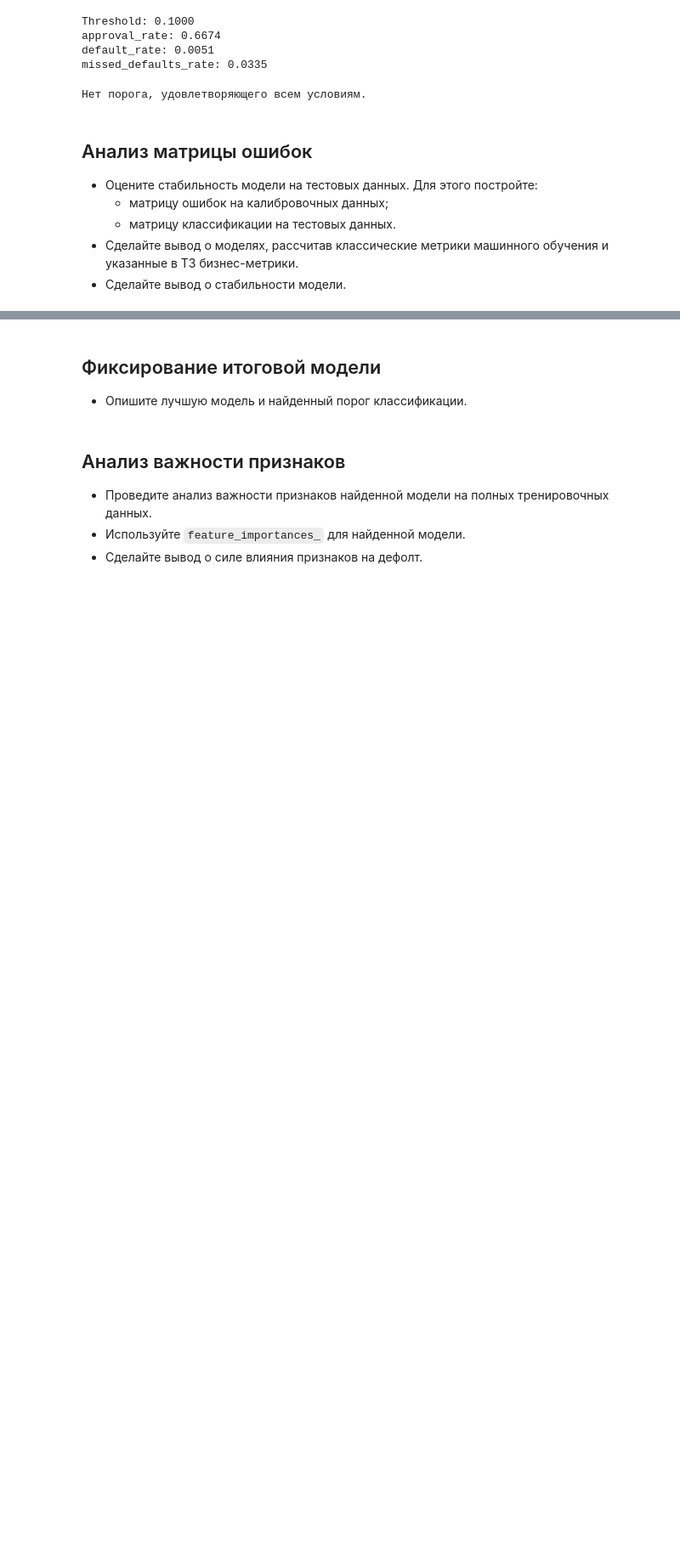
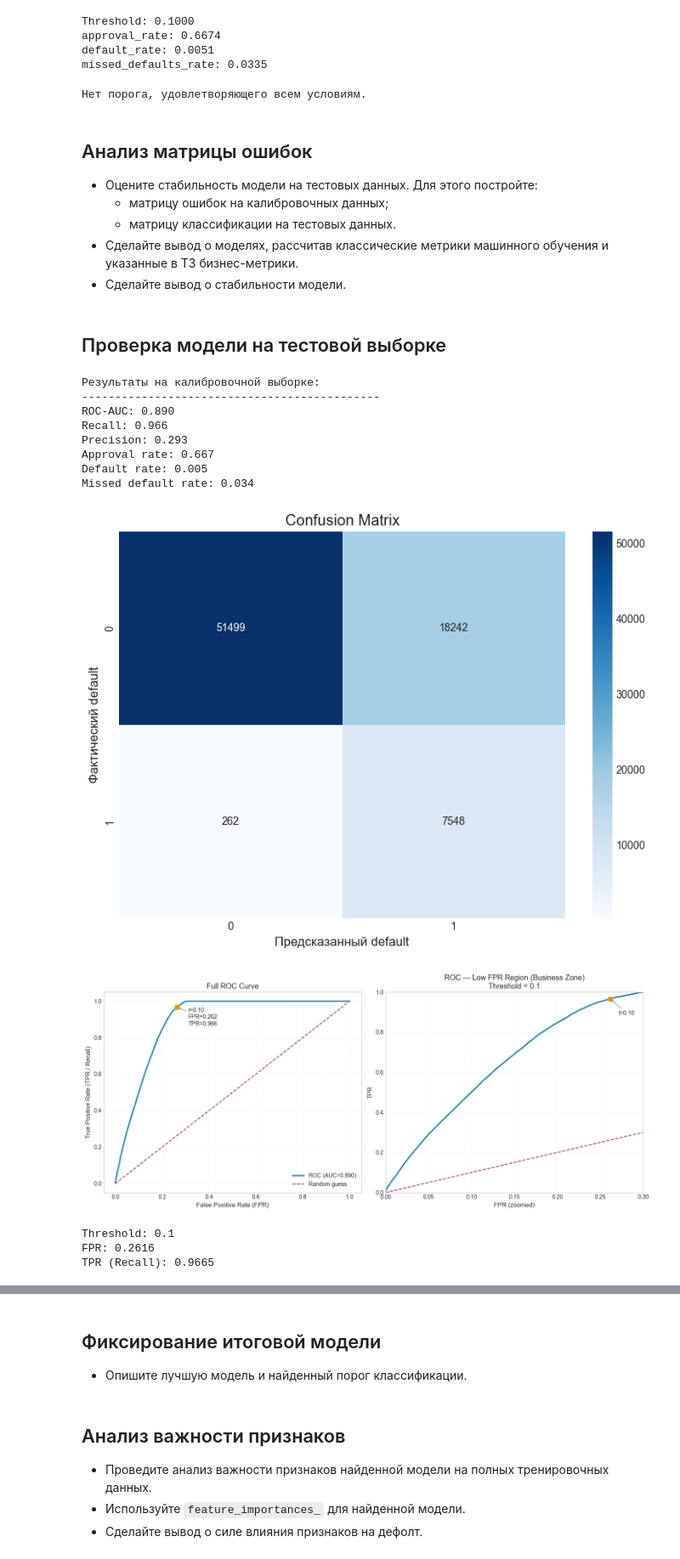
Before and after one commit to TemaQDX/sprint_15_project_behavioral_scoring, a Jupyter notebook: sprint_15_project_behavioral_scoring_Artem_Burov.ipynb, the cells around one changed output, grey strips where cells are left out. Shown at 85% size. Drawn from its saved outputs; the diff is of its cells as text; code cells hidden in the pictures; blank space fills up the shorter version.

Commit message:
model ready

```diff
--- a/sprint_15_project_behavioral_scoring_Artem_Burov.ipynb
+++ b/sprint_15_project_behavioral_scoring_Artem_Burov.ipynb
@@ -3040,3 +3059,53 @@ defaults_threshold(y_calib, y_proba_calib_rfc)
     * матрицу классификации на тестовых данных.
 * Сделайте вывод о моделях, рассчитав классические метрики машинного обучения и указанные в ТЗ бизнес-метрики.
 * Сделайте вывод о стабильности модели.
+# %% [markdown]
+## Проверка модели на тестовой выборке
+# %%
+calibrated_model_lr.fit(X_train_val, y_train_val)
+y_proba = calibrated_model_lr.predict_proba(X_calib)[:,1]
+y_pred = (0.1 <= y_proba).astype('int')
+
+
+print('Результаты на калибровочной выборке:')
+print('-' * 45)
+print(f'ROC-AUC: {roc_auc_score(y_calib, y_proba):.3f}')
+print(f'Recall: {recall_score(y_calib, y_pred):.3f}')
+print(f'Precision: {precision_score(y_calib, y_pred):.3f}')
+print(f'Approval rate: {approval_rate(y_calib, y_pred):.3f}')
+print(f'Default rate: {default_rate(y_calib, y_pred):.3f}')
+print(f'Missed default rate: {missed_default_rate(y_calib, y_pred):.3f}')
+
+# Визуализация матриц ошибок
+cm = confusion_matrix(y_calib, y_pred)
+
+plt.figure(figsize=(8, 6))
+sns.heatmap(
+    cm,
+    annot=True,
+    fmt='d',
+    cmap='Blues',
+    cbar=True
+)
+plt.xlabel('Предсказанный default')
+plt.ylabel('Фактический default')
+plt.title('Confusion Matrix')
+plt.tight_layout()
+plt.show()
+
+# Визуализация ROC кривой
+plot_roc_with_threshold(y_calib, y_proba, threshold_chosen=0.1)
+# %% [output]
+Результаты на калибровочной выборке:
+---------------------------------------------
+ROC-AUC: 0.890
+Recall: 0.966
+Precision: 0.293
+Approval rate: 0.667
+Default rate: 0.005
+Missed default rate: 0.034
+[figure, added]
+[figure, added]
+Threshold: 0.1
+FPR: 0.2616
+TPR (Recall): 0.9665
```
Also changed, not shown: parts of 7 cells of this notebook.
